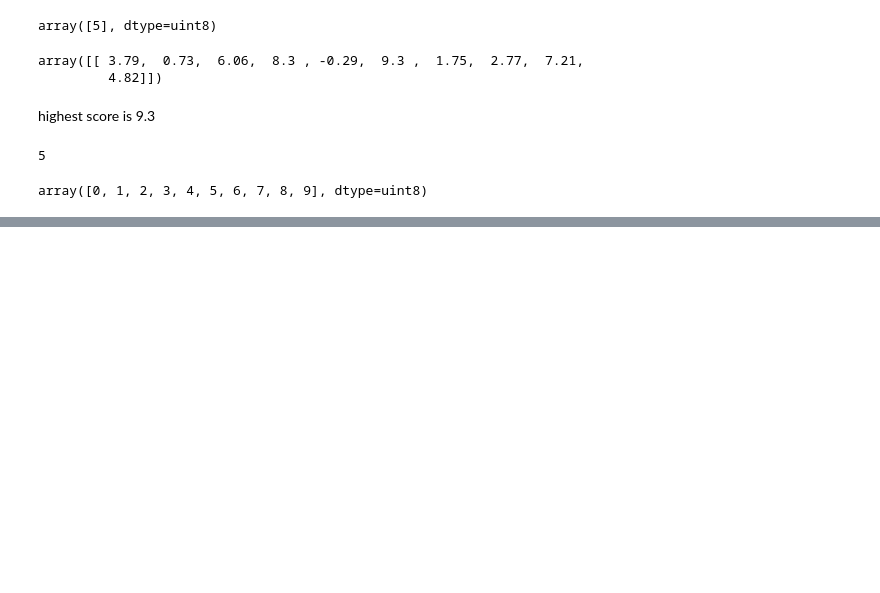
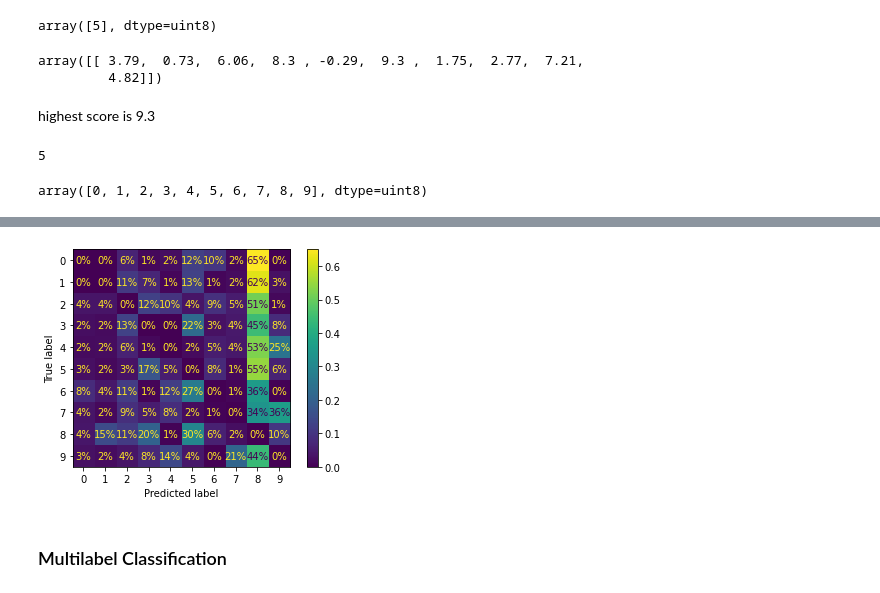
Before and after one commit to DennisxB/handson-machinelearning, a Jupyter notebook: ch03_classification.ipynb, the cells around one changed output, grey strips where cells are left out. Cells and saved outputs as stored; diff of their text form; code cells hidden in the pictures; blank space fills up the shorter version.

Commit message:
Multiclass Classification

```diff
--- a/ch03_classification.ipynb
+++ b/ch03_classification.ipynb
@@ -352,0 +429,10 @@ array([0, 1, 2, 3, 4, 5, 6, 7, 8, 9], dtype=uint8)
+# %%
+# view the errors
+sample_weight = (y_train != y_train_pred)  # setting the weight
+ConfusionMatrixDisplay.from_predictions(y_train, y_train_pred, normalize="true",
+                                       sample_weight=sample_weight, values_format=".0%")
+plt.show()  # plot
+# %% [output]
+[figure, added]
+# %% [markdown]
+### Multilabel Classification
```
Also changed, not shown: parts of 18 cells of this notebook.
